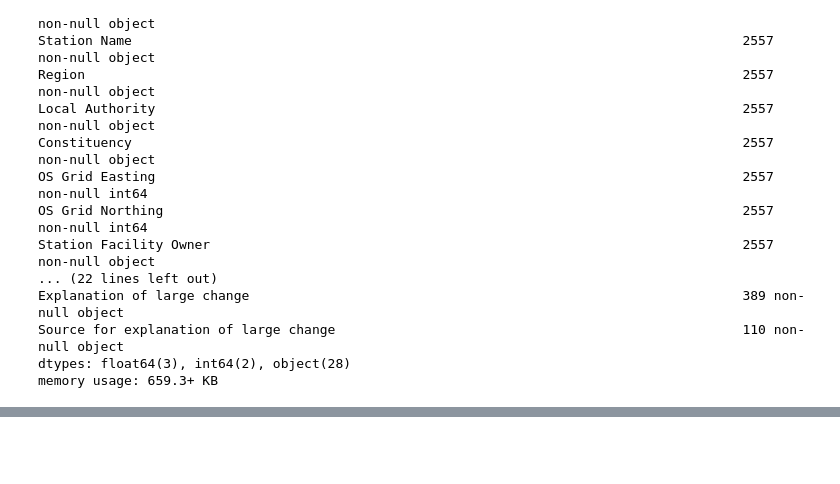
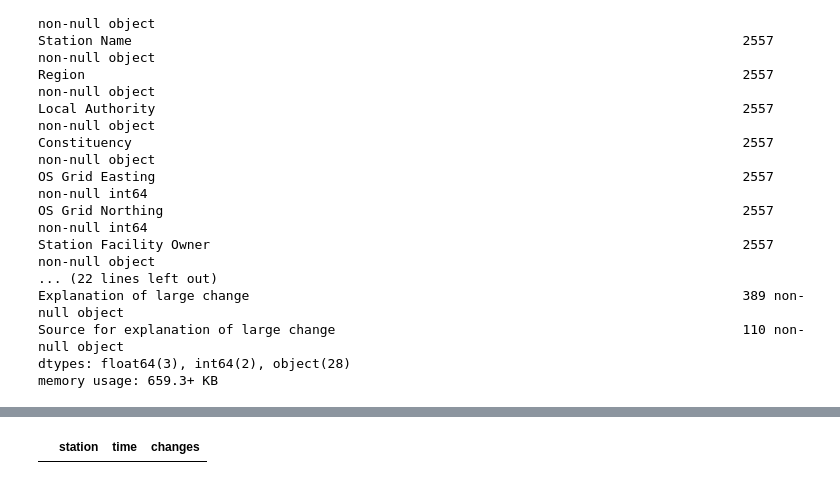
Before and after one commit to omeyrick/PlacesToLive, a Jupyter notebook: Jupyter - PlacesToLive.ipynb, the cells around one changed output, grey strips where cells are left out. Cells and saved outputs as stored; diff of their text form; code cells hidden in the pictures; blank space fills up the shorter version.

```diff
--- a/Jupyter - PlacesToLive.ipynb
+++ b/Jupyter - PlacesToLive.ipynb
@@ -416,2 +422,6 @@ SyntaxError: invalid syntax (<ipython-input-142-e0c64ff3f721>, line 15)
+# %%
+df_train_times
+# %% [output]
+|  | station | time | changes |
 # %%
 strip_list
```
Also changed, not shown: parts of 13 cells of this notebook, 2 other files.
